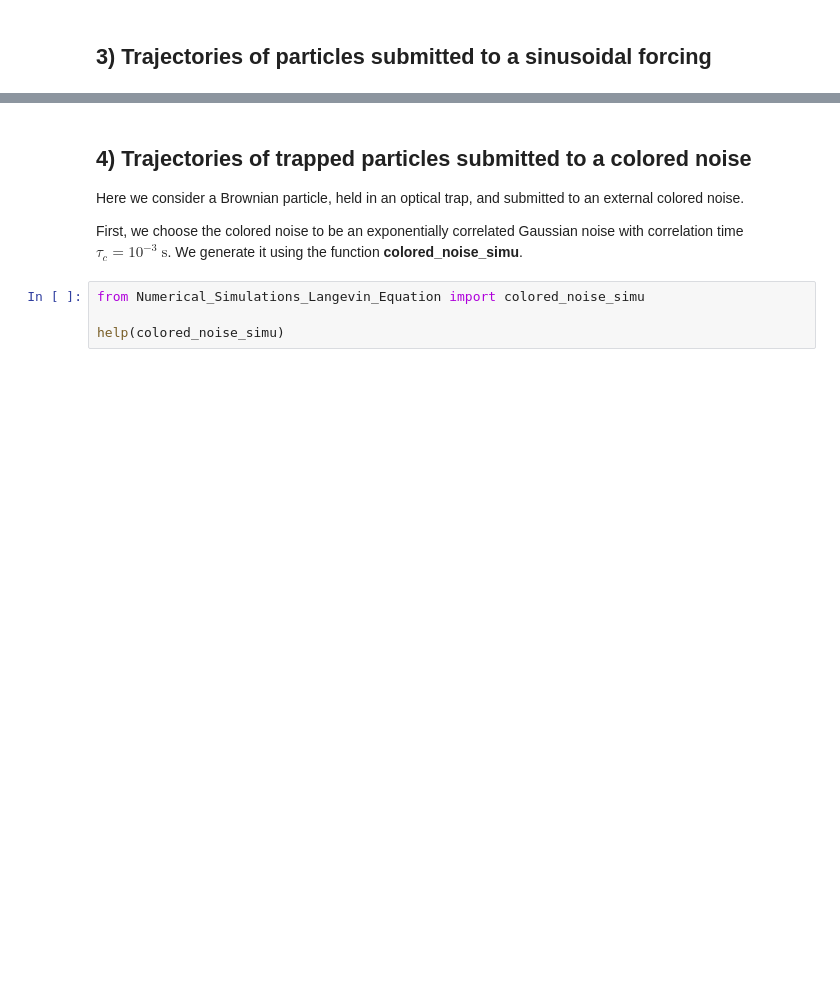
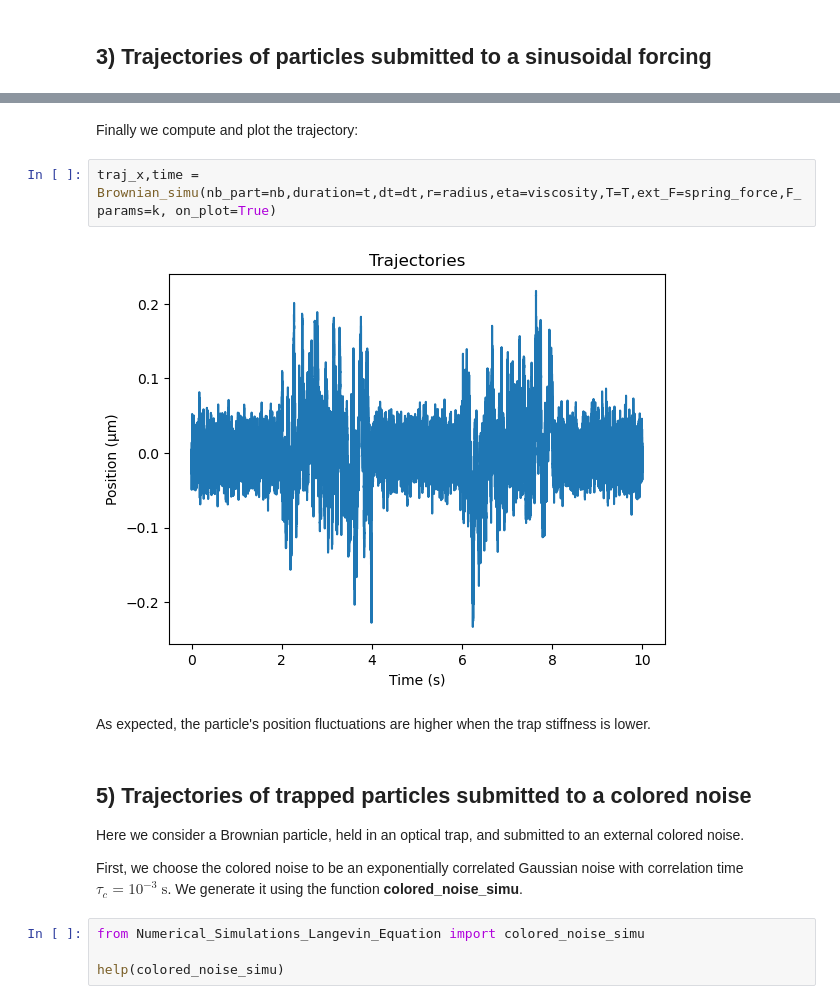
Before and after one commit to aberut/BrownianSimulation1D, a Jupyter notebook: Examples.ipynb, the cells around one changed output, grey strips where cells are left out. Saved outputs shown, nothing was run; the diff lists cells and outputs as text; blank space fills up the shorter version.

```diff
--- a/Examples.ipynb
+++ b/Examples.ipynb
@@ -175,5 +238,13 @@ traj_x,time = Brownian_simu(nb_part=nb,duration=t,dt=dt,r=radius,eta=viscosity,T
+# %% [markdown]
+Finally we compute and plot the trajectory:
+# %%
+traj_x,time = Brownian_simu(nb_part=nb,duration=t,dt=dt,r=radius,eta=viscosity,T=T,ext_F=spring_force,F_params=k, on_plot=True)
+# %% [output]
+[figure, added]
+# %% [markdown]
+As expected, the particle's position fluctuations are higher when the trap stiffness is lower.
 # %% [markdown]
-## <a name="color"></a> 4) Trajectories of trapped particles submitted to a colored noise
+## <a name="color"></a> 5) Trajectories of trapped particles submitted to a colored noise
 
 Here we consider a Brownian particle, held in an optical trap, and submitted to an external colored noise.
 
```
Also changed, not shown: parts of 25 cells of this notebook, 4 other files.
